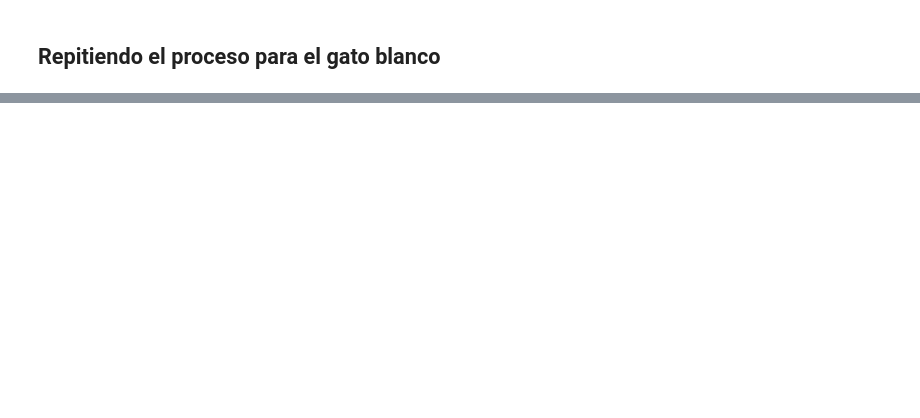
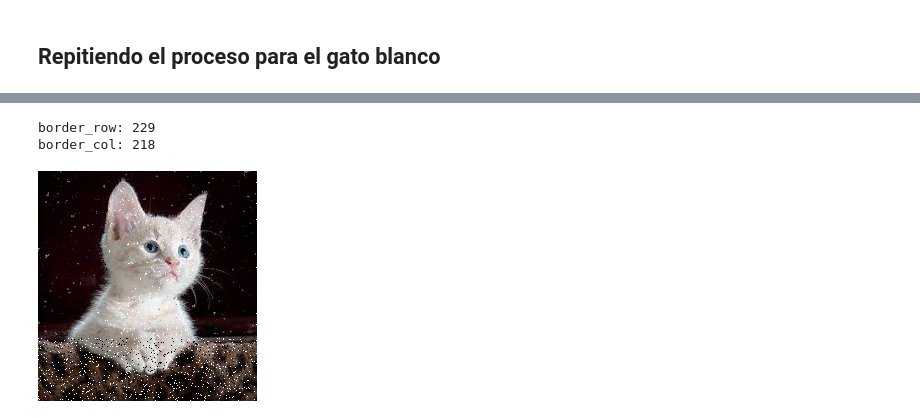
Before and after one commit to jesushl/correccion_anomalias_basico, a Jupyter notebook: Remoción de anomalías.ipynb, the cells around one changed output, grey strips where cells are left out. Cells and saved outputs as stored; diff of their text form; code cells hidden in the pictures; blank space fills up the shorter version.

```diff
--- a/Remoción de anomalías.ipynb
+++ b/Remoción de anomalías.ipynb
@@ -217,2 +218,8 @@ _
+# %%
+def histogram(anomalous_image, resolution=200):
+    neighbords = image_neighbours(anomalous_image)
+    pixels_by_neighbords = get_pixels_by_neighbords(neighbords, anomalous_image)
+    pixel_neighbords_mean = get_mean_for_neighbords(pixels_by_neighbords, anomalous_image)
+    return pixel_distance_replacer(anomalous_image, pixel_neighbords_mean,resolution )
 # %% [markdown]
 ## Repitiendo el proceso para el gato blanco
@@ -218,0 +238,9 @@ _
+# %%
+_recovered = histogram(gato_blanco_ruido, 150)
+_ = Image.fromarray(_recovered)
+_.save('gato_blanco_fixed.jpeg')
+_
+# %% [output]
+border_row: 229
+border_col: 218
+[figure, added]
```
Also changed, not shown: parts of 11 cells of this notebook, 3 other files.
